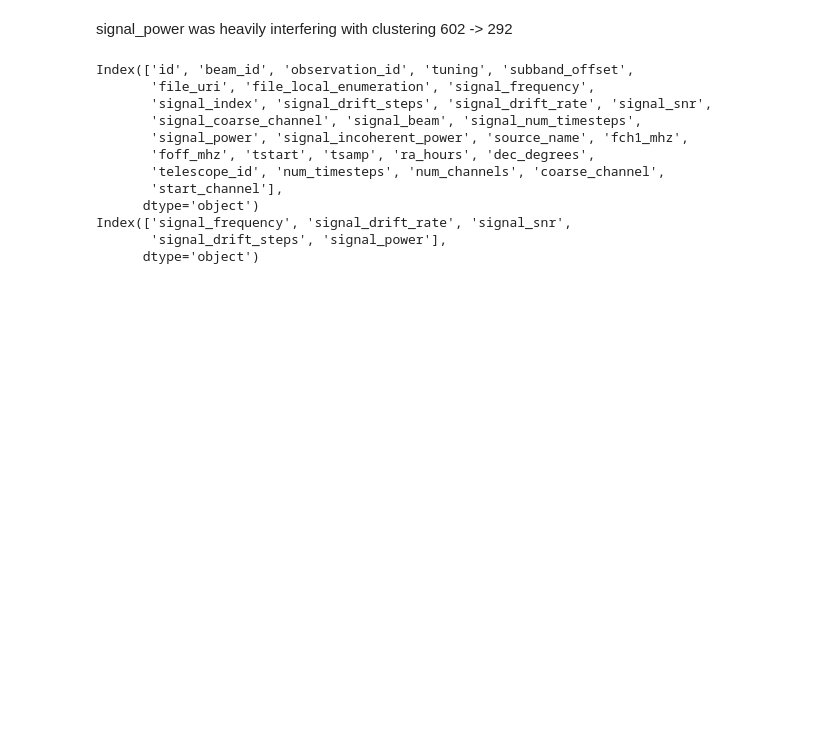
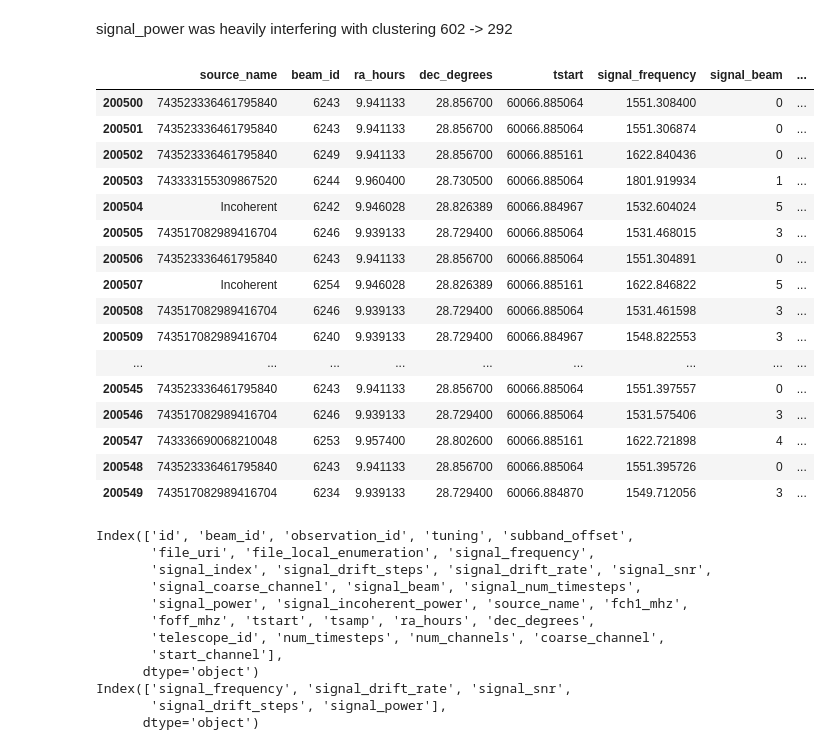
Before and after one commit to jmotamarry/cosmic-testing, a Jupyter notebook: blimpy_voyager.ipynb, the cells around one changed output. Cells and saved outputs as stored; diff of their text form; code cells hidden in the pictures; blank space fills up the shorter version.

```diff
--- a/blimpy_voyager.ipynb
+++ b/blimpy_voyager.ipynb
@@ -38,6 +39,42 @@ def plot(X, labels, probabilities=None, parameters=None, ground_truth=False, ax=
     plt.tight_layout()
 # %% [markdown]
 signal_power was heavily interfering with clustering 602 -> 292
+# %%
+def processing(file,start,stop):
+    df = pd.read_pickle(f"/datag/users/ctremblay/{file}")
+    small_df = df[start:stop]
+    columns=['source_name','beam_id','ra_hours' , 'dec_degrees' , 'tstart','signal_frequency', 'signal_beam',
+             'signal_drift_rate', 'signal_snr' , 'signal_power' , 'signal_incoherent_power' ]
+    df_new= small_df[columns]
+
+
+    #signal_drift_rate == 0 remove
+    # S/R > 20 remove
+    #
+
+    return df_new
+
+
+
+processing('Summer_Project_RA9_Dec0.pkl', 200500,200550)
+# %% [output]
+|  | source_name | beam_id | ra_hours | dec_degrees | tstart | signal_frequency | signal_beam | ... |
+| 200500 | 743523336461795840 | 6243 | 9.941133 | 28.856700 | 60066.885064 | 1551.308400 | 0 | ... |
+| 200501 | 743523336461795840 | 6243 | 9.941133 | 28.856700 | 60066.885064 | 1551.306874 | 0 | ... |
+| 200502 | 743523336461795840 | 6249 | 9.941133 | 28.856700 | 60066.885161 | 1622.840436 | 0 | ... |
+| 200503 | 743333155309867520 | 6244 | 9.960400 | 28.730500 | 60066.885064 | 1801.919934 | 1 | ... |
+| 200504 | Incoherent | 6242 | 9.946028 | 28.826389 | 60066.884967 | 1532.604024 | 5 | ... |
+| 200505 | 743517082989416704 | 6246 | 9.939133 | 28.729400 | 60066.885064 | 1531.468015 | 3 | ... |
+| 200506 | 743523336461795840 | 6243 | 9.941133 | 28.856700 | 60066.885064 | 1551.304891 | 0 | ... |
+| 200507 | Incoherent | 6254 | 9.946028 | 28.826389 | 60066.885161 | 1622.846822 | 5 | ... |
+| 200508 | 743517082989416704 | 6246 | 9.939133 | 28.729400 | 60066.885064 | 1531.461598 | 3 | ... |
+| 200509 | 743517082989416704 | 6240 | 9.939133 | 28.729400 | 60066.884967 | 1548.822553 | 3 | ... |
+| ... | ... | ... | ... | ... | ... | ... | ... | ... |
+| 200545 | 743523336461795840 | 6243 | 9.941133 | 28.856700 | 60066.885064 | 1551.397557 | 0 | ... |
+| 200546 | 743517082989416704 | 6246 | 9.939133 | 28.729400 | 60066.885064 | 1531.575406 | 3 | ... |
+| 200547 | 743336690068210048 | 6253 | 9.957400 | 28.802600 | 60066.885161 | 1622.721898 | 4 | ... |
+| 200548 | 743523336461795840 | 6243 | 9.941133 | 28.856700 | 60066.885064 | 1551.395726 | 0 | ... |
+| 200549 | 743517082989416704 | 6234 | 9.939133 | 28.729400 | 60066.884870 | 1549.712056 | 3 | ... |
 # %%
 import pandas as pd
 import numpy as np
```
Also changed, not shown: parts of 2 cells of this notebook.
